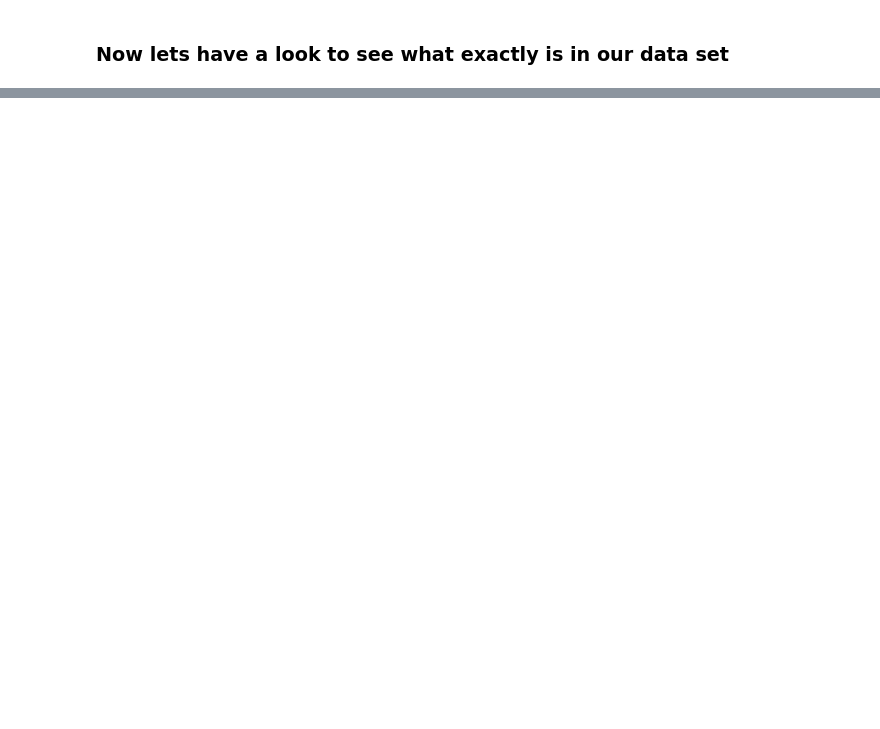
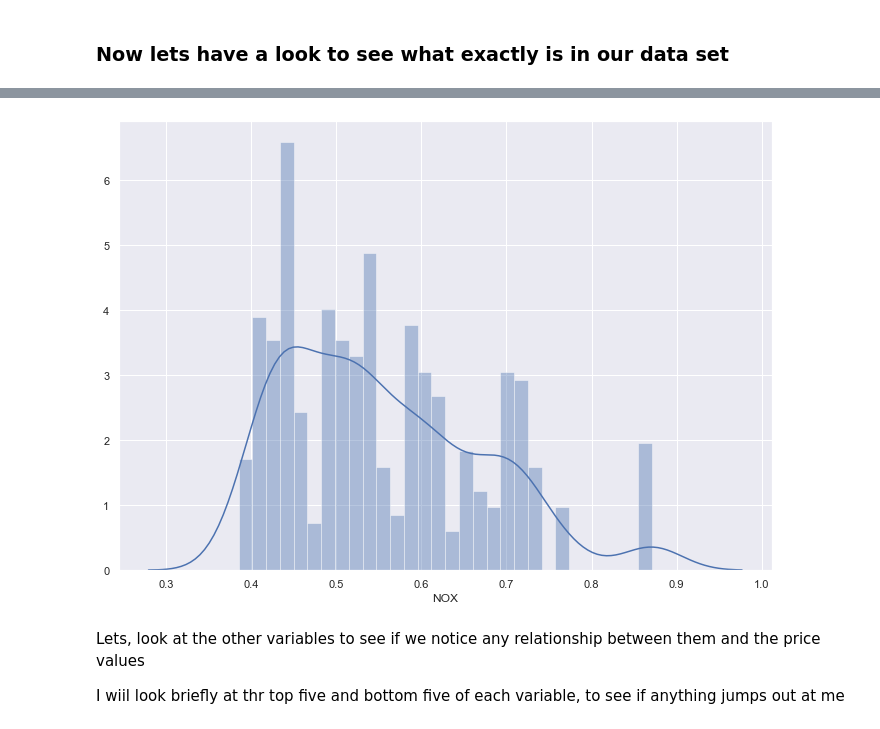
Before and after one commit to MarianneLawless/Machine-Learning-and-Statistics-Assessment-2019, a Jupyter notebook: Machine-Learning-and-Statistics-Assessment-2019.ipynb, the cells around one changed output, grey strips where cells are left out. Drawn from its saved outputs; the diff is of its cells as text; code cells hidden in the pictures; blank space fills up the shorter version.

```diff
--- a/Machine-Learning-and-Statistics-Assessment-2019.ipynb
+++ b/Machine-Learning-and-Statistics-Assessment-2019.ipynb
@@ -371,0 +423,13 @@ https://archive.ics.uci.edu/ml/machine-learning-databases/housing/
+# %%
+# set the size of the figure
+sns.set(rc={'figure.figsize':(11.7,8.27)})
+
+# plot a histogram showing the distribution of the Price values
+sns.distplot(df['NOX'], bins=30)
+pl.show()
+# %% [output]
+[figure, added]
+# %% [markdown]
+Lets, look at the other variables to see if we notice any relationship between them and the price values
+
+I wiil look briefly at thr top five and bottom five of each variable, to see if anything jumps out at me
```
Also changed, not shown: parts of 222 cells of this notebook, 1 other file.
